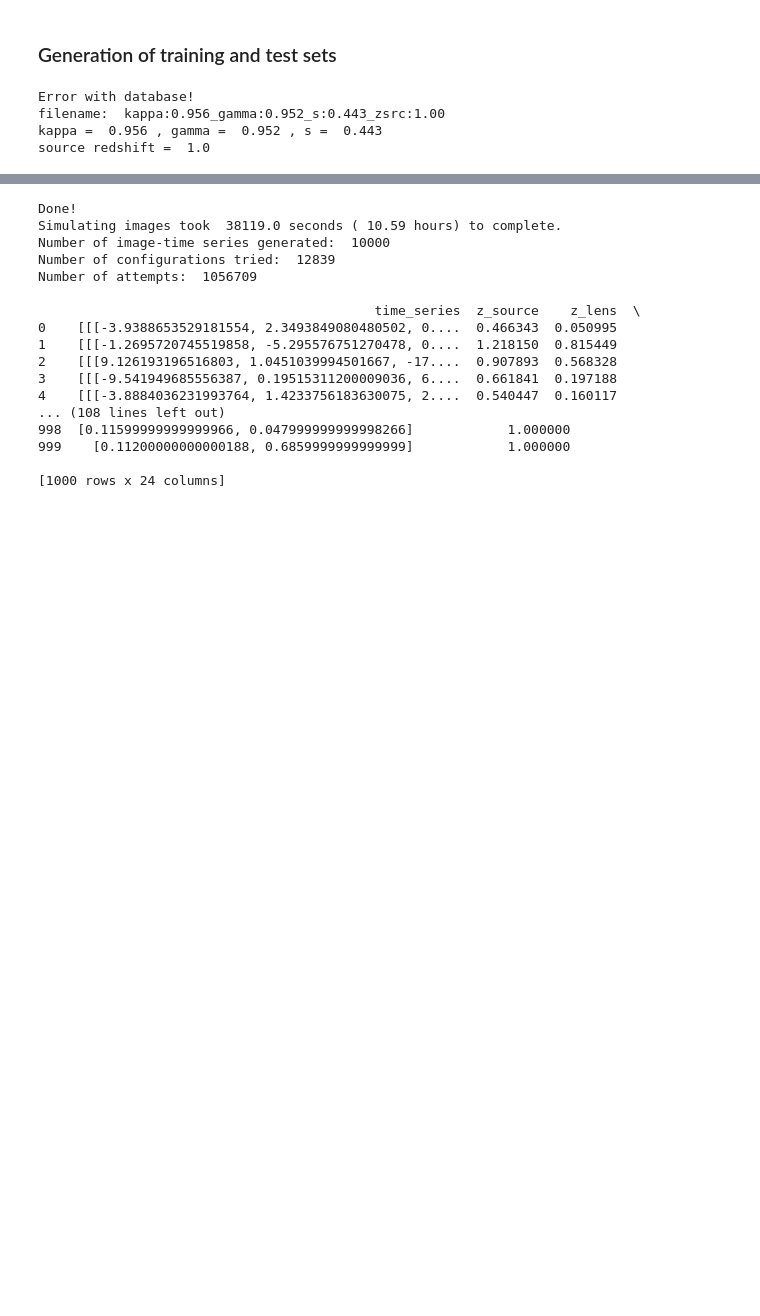
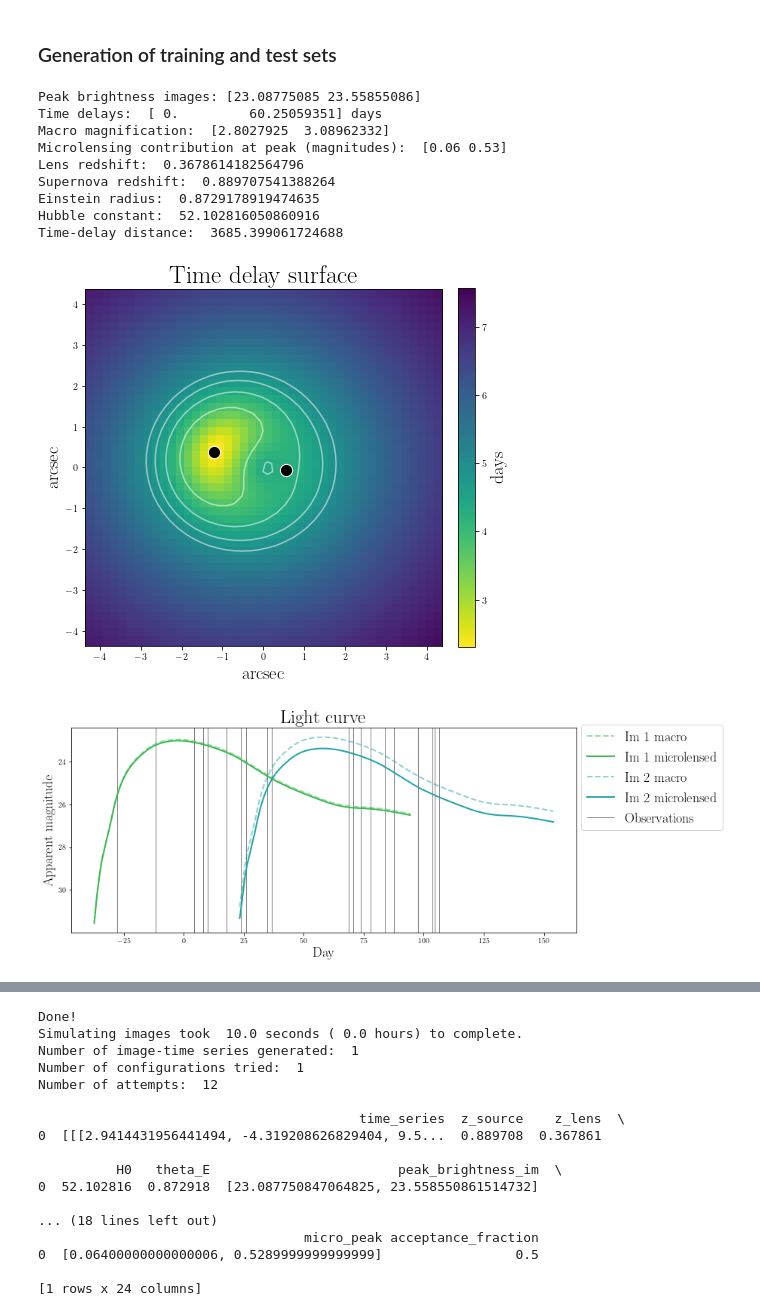
Before and after one commit to Nikki1510/lensed_supernova_simulator_tool, a Jupyter notebook: src/generate_data.ipynb, the cells around one changed output, grey strips where cells are left out. Cells and saved outputs as stored; diff of their text form; code cells hidden in the pictures; blank space fills up the shorter version.

```diff
--- a/src/generate_data.ipynb
+++ b/src/generate_data.ipynb
@@ -35,25 +35,32 @@ Median inter-night gap:  6.9835000000020955
 # %% [markdown]
 ### Generation of training and test sets
 # %%
-num_samples = 10000           # Total number of lens systems to be generated
-batch_size = 1000             # Number of lens systems that is saved together in a batch
-batch = 41                    # Starting number of the batch
+num_samples = 1               # Total number of lens systems to be generated
+batch_size = 1                # Number of lens systems that is saved together in a batch
+batch = 1                     # Starting number of the batch
 num_images = 2                # Choose between 2 (for doubles) and 4 (for quads)
 bandpass = 'i'                # Choose between 'r', 'i' or 'z'
 obs_upper_limit = 20          # Upper limit of number of observations
 obs_lower_limit = 5           # Lower limit of number of observations
 fixed_H0 = False              # Bool, if False: vary H0. if True: fix H0 to 70 km/s/Mpc (for the evaluation set)
 add_microlensing = True       # Bool, if False: Only macro magnification. if True: Add effects of microlensing
-Show = False                  # Bool, if True: Show figures and print information about the lens systems
-Save = True                   # Bool, if True: Save image time-series
-path = "Cadence_microlensing_trainingset_doubles2/"                   # Path to folder in which to save the results
+Show = True                   # Bool, if True: Show figures and print information about the lens systems
+Save = False                  # Bool, if True: Save image time-series
+path = "Cadence_microlensing_trainingset_doubles_2/"                 # Path to folder in which to save the results
 
 
 simulate_time_series_images(batch_size, batch,  num_samples, num_images, inter_night_gap, z_source_list_, z_lens_list_,
                             theta_E_list_, lsst, bandpass, add_microlensing, obs_lower_limit, obs_upper_limit,
                             fixed_H0, Show, Save, path)
 # %% [output]
-Error with database!
-filename:  kappa:0.956_gamma:0.952_s:0.443_zsrc:1.00
-kappa =  0.956 , gamma =  0.952 , s =  0.443
-source redshift =  1.0
+Peak brightness images: [23.08775085 23.55855086]
+Time delays:  [ 0.         60.25059351] days
+Macro magnification:  [2.8027925  3.08962332]
+Microlensing contribution at peak (magnitudes):  [0.06 0.53]
+Lens redshift:  0.3678614182564796
+Supernova redshift:  0.889707541388264
+Einstein radius:  0.8729178919474635
+Hubble constant:  52.102816050860916
+Time-delay distance:  3685.399061724688
+[figure, added]
+[figure, added]
@@ -60,17 +68,17 @@ source redshift =  1.0
 Done!
-Simulating images took  38119.0 seconds ( 10.59 hours) to complete.
-Number of image-time series generated:  10000
-Number of configurations tried:  12839
-Number of attempts:  1056709
+Simulating images took  10.0 seconds ( 0.0 hours) to complete.
+Number of image-time series generated:  1
+Number of configurations tried:  1
+Number of attempts:  12
 
-                                           time_series  z_source    z_lens  \
-0    [[[-3.9388653529181554, 2.3493849080480502, 0....  0.466343  0.050995
-1    [[[-1.2695720745519858, -5.295576751270478, 0....  1.218150  0.815449
-2    [[[9.126193196516803, 1.0451039994501667, -17....  0.907893  0.568328
-3    [[[-9.541949685556387, 0.19515311200009036, 6....  0.661841  0.197188
-4    [[[-3.8884036231993764, 1.4233756183630075, 2....  0.540447  0.160117
-... (108 lines left out)
-998  [0.11599999999999966, 0.047999999999998266]            1.000000
-999    [0.11200000000000188, 0.6859999999999999]            1.000000
+                                         time_series  z_source    z_lens  \
+0  [[[2.9414431956441494, -4.319208626829404, 9.5...  0.889708  0.367861
 
-[1000 rows x 24 columns]
+          H0   theta_E                        peak_brightness_im  \
+0  52.102816  0.872918  [23.087750847064825, 23.558550861514732]
+
+... (18 lines left out)
+                                  micro_peak acceptance_fraction
+0  [0.06400000000000006, 0.5289999999999999]                 0.5
+
+[1 rows x 24 columns]
```
Also changed, not shown: parts of 3 cells of this notebook, 5 other files.
